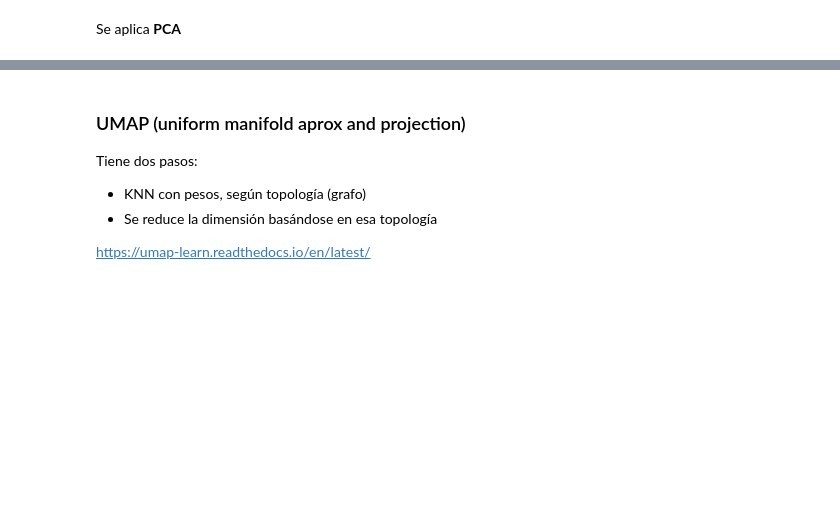
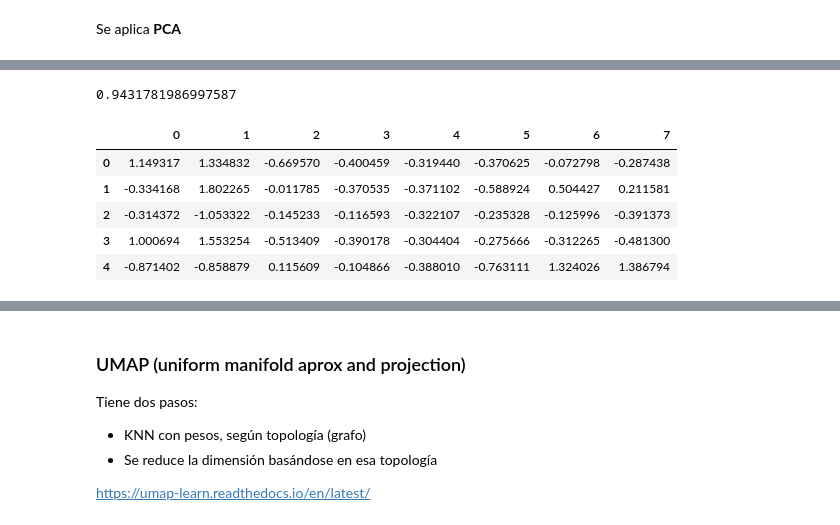
Before and after one commit to Ironhack-Data-Madrid-Abril-2023/apuntes_clase, a Jupyter notebook: semana_7/3.2 - Reduccion de dimensiones.ipynb, the cells around one changed output, grey strips where cells are left out. Drawn from its saved outputs; the diff is of its cells as text; code cells hidden in the pictures; blank space fills up the shorter version.

```diff
--- a/semana_7/3.2 - Reduccion de dimensiones.ipynb
+++ b/semana_7/3.2 - Reduccion de dimensiones.ipynb
@@ -77,0 +181,13 @@ Se aplica **PCA**
+# %%
+sum(pca.explained_variance_ratio_)
+# %% [output]
+0.9431781986997587
+# %%
+pd.DataFrame(data).head()
+# %% [output]
+|  | 0 | 1 | 2 | 3 | 4 | 5 | 6 | 7 |
+| 0 | 1.149317 | 1.334832 | -0.669570 | -0.400459 | -0.319440 | -0.370625 | -0.072798 | -0.287438 |
+| 1 | -0.334168 | 1.802265 | -0.011785 | -0.370535 | -0.371102 | -0.588924 | 0.504427 | 0.211581 |
+| 2 | -0.314372 | -1.053322 | -0.145233 | -0.116593 | -0.322107 | -0.235328 | -0.125996 | -0.391373 |
+| 3 | 1.000694 | 1.553254 | -0.513409 | -0.390178 | -0.304404 | -0.275666 | -0.312265 | -0.481300 |
+| 4 | -0.871402 | -0.858879 | 0.115609 | -0.104866 | -0.388010 | -0.763111 | 1.324026 | 1.386794 |
```
Also changed, not shown: parts of 39 cells of this notebook, 1 other file.
